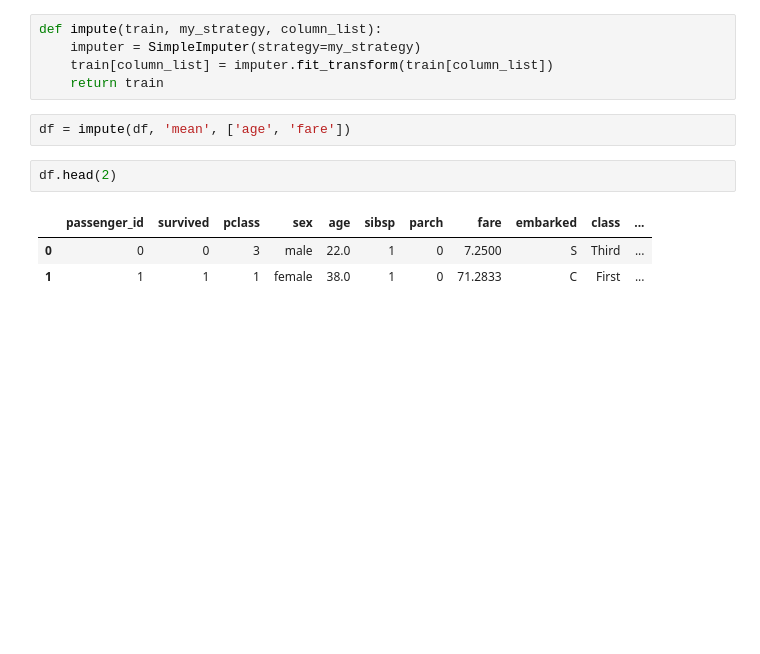
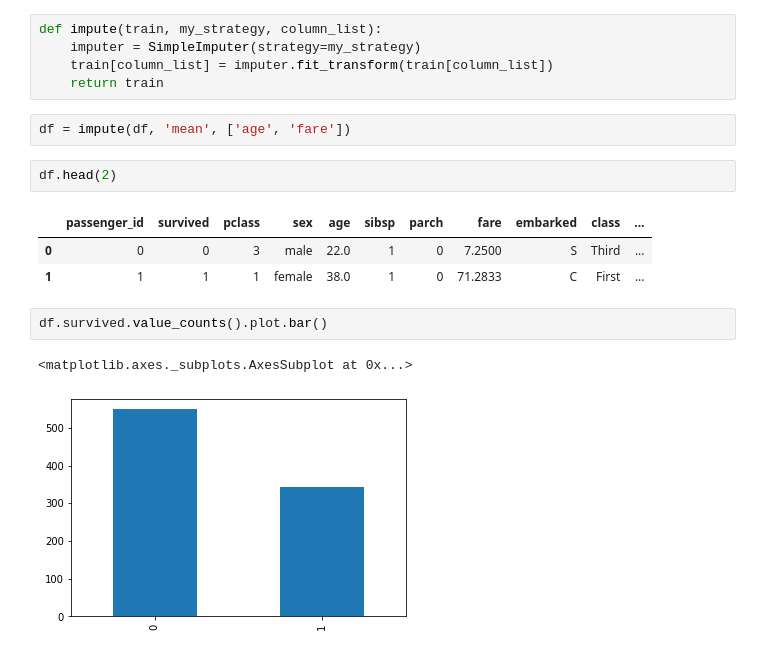
Before and after one commit to ravinder79/classification, a Jupyter notebook: classification_exercises_repeat.ipynb, the cells around one changed output. Cells and saved outputs as stored; diff of their text form; blank space fills up the shorter version.

```diff
--- a/classification_exercises_repeat.ipynb
+++ b/classification_exercises_repeat.ipynb
@@ -231,3 +232,8 @@ df.head(2)
 |  | passenger_id | survived | pclass | sex | age | sibsp | parch | fare | embarked | class | ... |
 | 0 | 0 | 0 | 3 | male | 22.0 | 1 | 0 | 7.2500 | S | Third | ... |
 | 1 | 1 | 1 | 1 | female | 38.0 | 1 | 0 | 71.2833 | C | First | ... |
+# %%
+df.survived.value_counts().plot.bar()
+# %% [output]
+<matplotlib.axes._subplots.AxesSubplot at 0x...>
+[figure, added]
```
Also changed, not shown: parts of 2 cells of this notebook.
